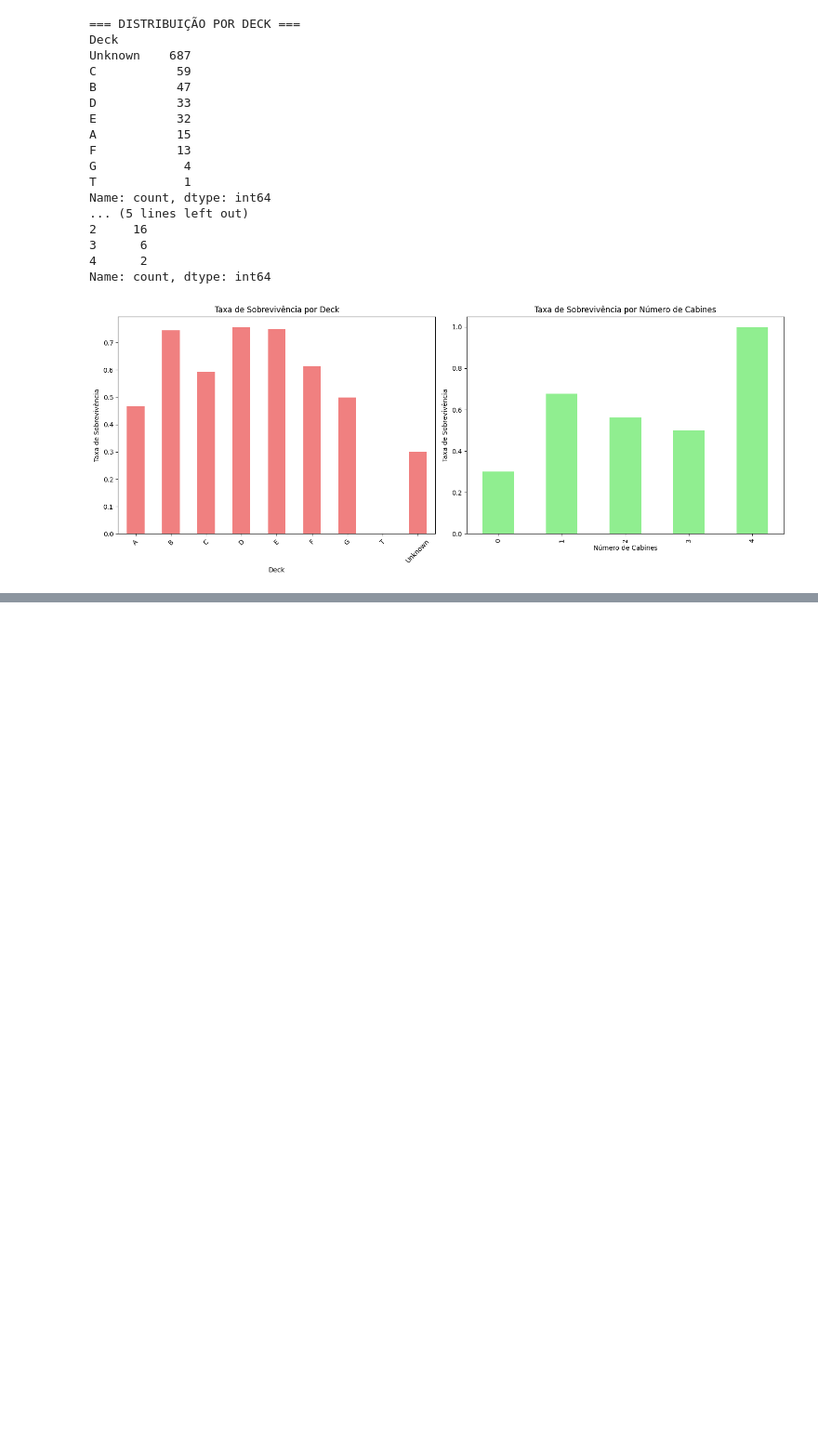
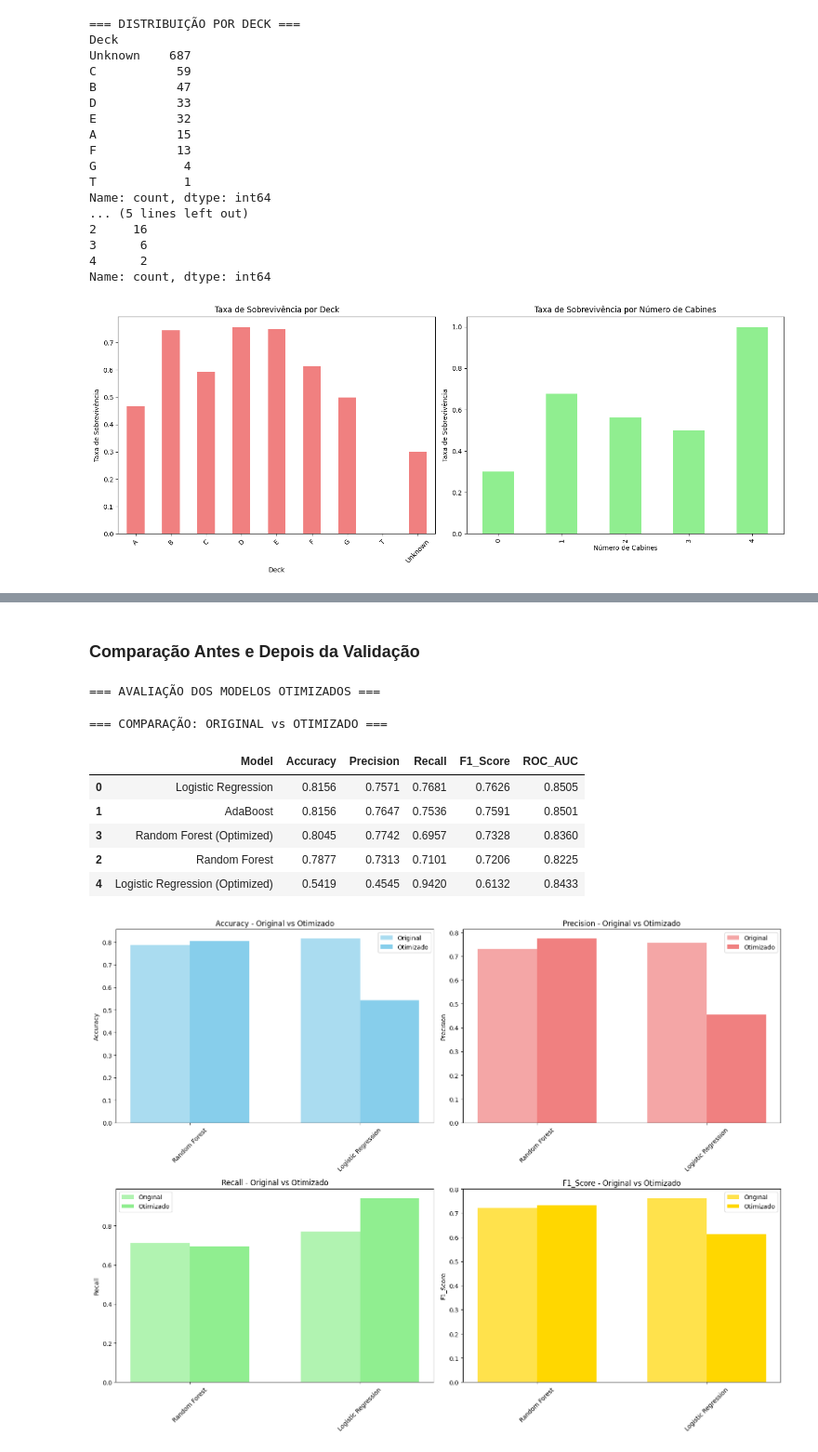
Before and after one commit to Marcus-vinicius-pcs/titanic-model-deploy, a Jupyter notebook: notebooks/titanic.ipynb, the cells around one changed output, grey strips where cells are left out. Shown at 93% size. Drawn from its saved outputs; the diff is of its cells as text; code cells hidden in the pictures; blank space fills up the shorter version.

```diff
--- a/notebooks/titanic.ipynb
+++ b/notebooks/titanic.ipynb
@@ -661,0 +1078,76 @@ Categories (5, object): ['Criança (0-12)' < 'Adolescente (13-18)' < 'Adulto Jov
+# %% [markdown]
+### Comparação Antes e Depois da Validação
+# %%
+# Avaliar modelos otimizados no conjunto de teste
+print("=== AVALIAÇÃO DOS MODELOS OTIMIZADOS ===")
+
+optimized_results = []
+
+for model_name, opt_result in optimized_models.items():
+    best_model = opt_result['best_model']
+
+    # Escolher dados adequados para teste
+    if model_name in ['Logistic Regression', 'SVM']:
+        X_test_eval = X_test_scaled
+    else:
+        X_test_eval = X_test
+
+    # Avaliar modelo otimizado
+    result = evaluate_model(best_model, X_train, X_test_eval, y_train, y_test, f"{model_name} (Optimized)")
+    optimized_results.append(result)
+
+# Combinar resultados originais e otimizados
+original_top3 = results_df[results_df['Model'].isin(top_3_models)].copy()
+optimized_df = pd.DataFrame(optimized_results)
+
+comparison_df = pd.concat([original_top3, optimized_df], ignore_index=True)
+comparison_df = comparison_df.sort_values('F1_Score', ascending=False)
+
+print("\n=== COMPARAÇÃO: ORIGINAL vs OTIMIZADO ===")
+display(comparison_df.round(4))
+
+# Visualizar comparação
+fig, axes = plt.subplots(2, 2, figsize=(16, 12))
+
+metrics = ['Accuracy', 'Precision', 'Recall', 'F1_Score']
+colors = ['skyblue', 'lightcoral', 'lightgreen', 'gold']
+
+for i, metric in enumerate(metrics):
+    ax = axes[i//2, i%2]
+
+    # Garantir pares correspondentes
+    base_names = [name.replace(' (Optimized)', '') for name in optimized_data['Model']]
+
+    # Filtrar original_data com base nos nomes dos modelos otimizados
+    original_data = original_data[original_data['Model'].isin(base_names)].copy()
+    original_data = original_data.set_index('Model').loc[base_names].reset_index()
+    optimized_data = optimized_data.set_index('Model').loc[[f"{name} (Optimized)" for name in base_names]].reset_index()
+
+    # Recriar x_pos com base nos modelos pareados
+    x_pos = np.arange(len(base_names))
+
+    width = 0.35
+
+    ax.bar(x_pos - width/2, original_data[metric], width,
+           label='Original', color=colors[i], alpha=0.7)
+    ax.bar(x_pos + width/2, optimized_data[metric], width,
+           label='Otimizado', color=colors[i], alpha=1.0)
+
+    ax.set_title(f'{metric} - Original vs Otimizado')
+    ax.set_ylabel(metric)
+    ax.set_xticks(x_pos)
+    ax.set_xticklabels([name.replace(' (Optimized)', '') for name in original_data['Model']], rotation=45)
+    ax.legend()
+
+plt.tight_layout()
+plt.show()
+# %% [output]
+=== AVALIAÇÃO DOS MODELOS OTIMIZADOS ===
+=== COMPARAÇÃO: ORIGINAL vs OTIMIZADO ===
+|  | Model | Accuracy | Precision | Recall | F1_Score | ROC_AUC |
+| 0 | Logistic Regression | 0.8156 | 0.7571 | 0.7681 | 0.7626 | 0.8505 |
+| 1 | AdaBoost | 0.8156 | 0.7647 | 0.7536 | 0.7591 | 0.8501 |
+| 3 | Random Forest (Optimized) | 0.8045 | 0.7742 | 0.6957 | 0.7328 | 0.8360 |
+| 2 | Random Forest | 0.7877 | 0.7313 | 0.7101 | 0.7206 | 0.8225 |
+| 4 | Logistic Regression (Optimized) | 0.5419 | 0.4545 | 0.9420 | 0.6132 | 0.8433 |
+[figure, added]
```
Also changed, not shown: parts of 39 cells of this notebook, 1 other file.
